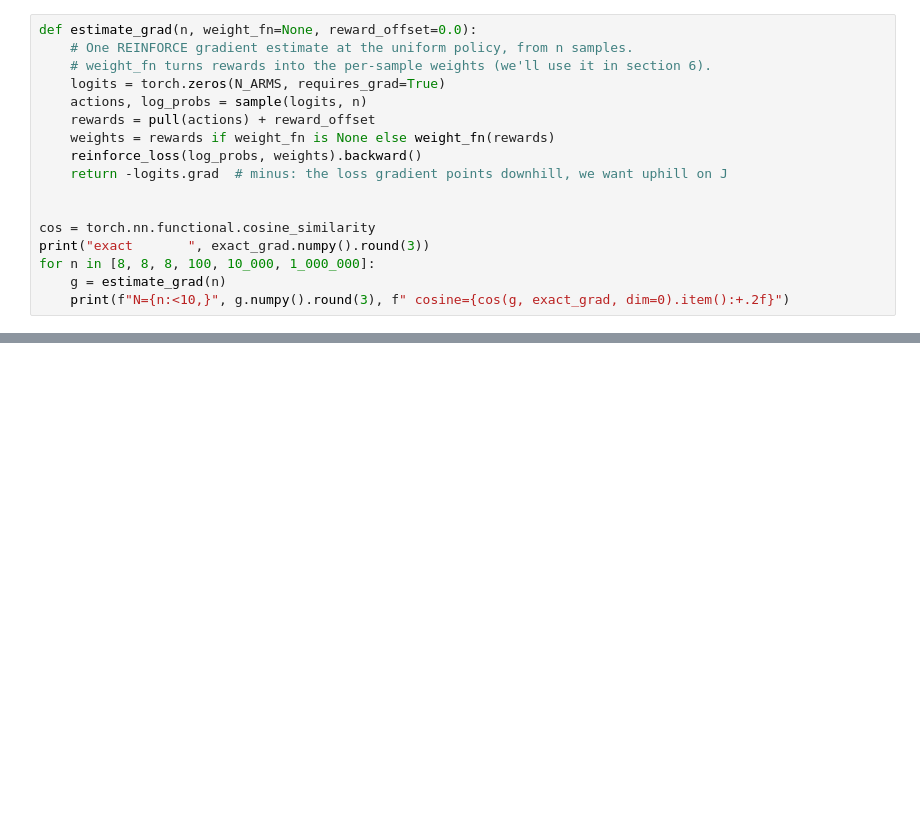
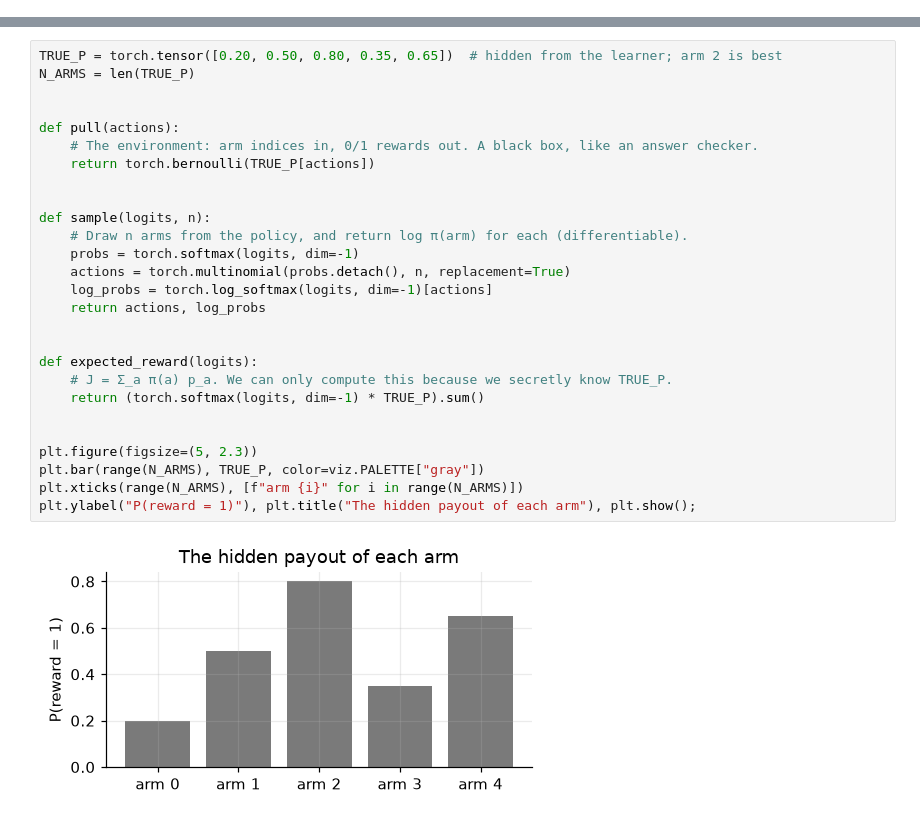
Before and after one commit to amirarsalan90/learning_RL, a Jupyter notebook: notebooks/01_policy_gradient_bandit.ipynb, the cells around one changed output, grey strips where cells are left out. Drawn from its saved outputs; the diff is of its cells as text; blank space fills up the shorter version.

```diff
--- a/notebooks/01_policy_gradient_bandit.ipynb
+++ b/notebooks/01_policy_gradient_bandit.ipynb
@@ -140,17 +0,0 @@ Now the moment of truth. Estimate the gradient from $N$ samples and compare it w
-# %%
-def estimate_grad(n, weight_fn=None, reward_offset=0.0):
-    # One REINFORCE gradient estimate at the uniform policy, from n samples.
-    # weight_fn turns rewards into the per-sample weights (we'll use it in section 6).
-    logits = torch.zeros(N_ARMS, requires_grad=True)
-    actions, log_probs = sample(logits, n)
-    rewards = pull(actions) + reward_offset
-    weights = rewards if weight_fn is None else weight_fn(rewards)
-    reinforce_loss(log_probs, weights).backward()
-    return -logits.grad  # minus: the loss gradient points downhill, we want uphill on J
-
-
-cos = torch.nn.functional.cosine_similarity
-print("exact       ", exact_grad.numpy().round(3))
-for n in [8, 8, 8, 100, 10_000, 1_000_000]:
-    g = estimate_grad(n)
-    print(f"N={n:<10,}", g.numpy().round(3), f" cosine={cos(g, exact_grad, dim=0).item():+.2f}")
@@ -321,0 +28,29 @@ What PPO and GRPO add on top, each of which we'll build when it becomes necessar
+# %%
+TRUE_P = torch.tensor([0.20, 0.50, 0.80, 0.35, 0.65])  # hidden from the learner; arm 2 is best
+N_ARMS = len(TRUE_P)
+
+
+def pull(actions):
+    # The environment: arm indices in, 0/1 rewards out. A black box, like an answer checker.
+    return torch.bernoulli(TRUE_P[actions])
+
+
+def sample(logits, n):
+    # Draw n arms from the policy, and return log π(arm) for each (differentiable).
+    probs = torch.softmax(logits, dim=-1)
+    actions = torch.multinomial(probs.detach(), n, replacement=True)
+    log_probs = torch.log_softmax(logits, dim=-1)[actions]
+    return actions, log_probs
+
+
+def expected_reward(logits):
+    # J = Σ_a π(a) p_a. We can only compute this because we secretly know TRUE_P.
+    return (torch.softmax(logits, dim=-1) * TRUE_P).sum()
+
+
+plt.figure(figsize=(5, 2.3))
+plt.bar(range(N_ARMS), TRUE_P, color=viz.PALETTE["gray"])
+plt.xticks(range(N_ARMS), [f"arm {i}" for i in range(N_ARMS)])
+plt.ylabel("P(reward = 1)"), plt.title("The hidden payout of each arm"), plt.show();
+# %% [output]
+[figure, added]
```
Also changed, not shown: parts of 66 cells of this notebook, 39 other files.
